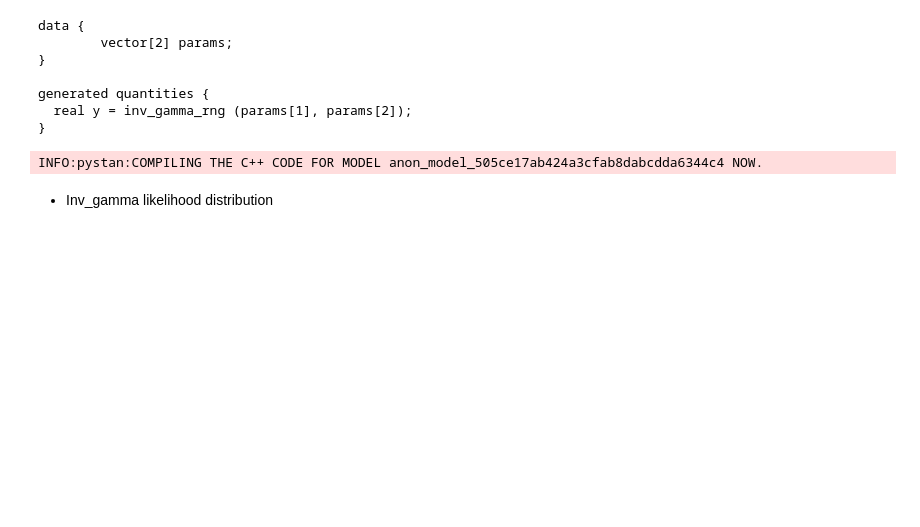
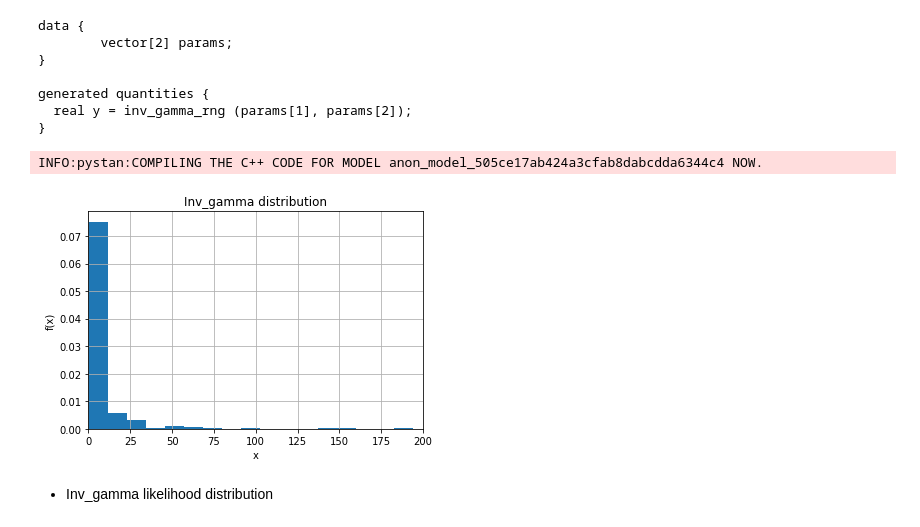
Before and after one commit to karosroczyk/DataAnalitics, a Jupyter notebook: Data Analitics/Lab4final.ipynb, the cells around one changed output. Cells and saved outputs as stored; diff of their text form; code cells hidden in the pictures; blank space fills up the shorter version.

```diff
--- a/Data Analitics/Lab4final.ipynb
+++ b/Data Analitics/Lab4final.ipynb
@@ -135,6 +152,17 @@ tuned2 = tuning2.sampling(data=data,
                           chains=1)
 # %% [output]
 INFO:pystan:COMPILING THE C++ CODE FOR MODEL anon_model_505ce17ab424a3cfab8dabcdda6344c4 NOW.
+# %%
+y = tuned2.extract()['y']
+plt.hist(y, 100, density=True, cumulative=False)
+plt.title('Inv_gamma distribution')
+plt.grid()
+plt.xlim(0, 200)
+plt.xlabel('x')
+plt.ylabel('f(x)')
+plt.show()
+# %% [output]
+[figure, added]
 # %% [markdown]
 * Inv_gamma likelihood distribution
 # %%
```
Also changed, not shown: parts of 53 cells of this notebook.
